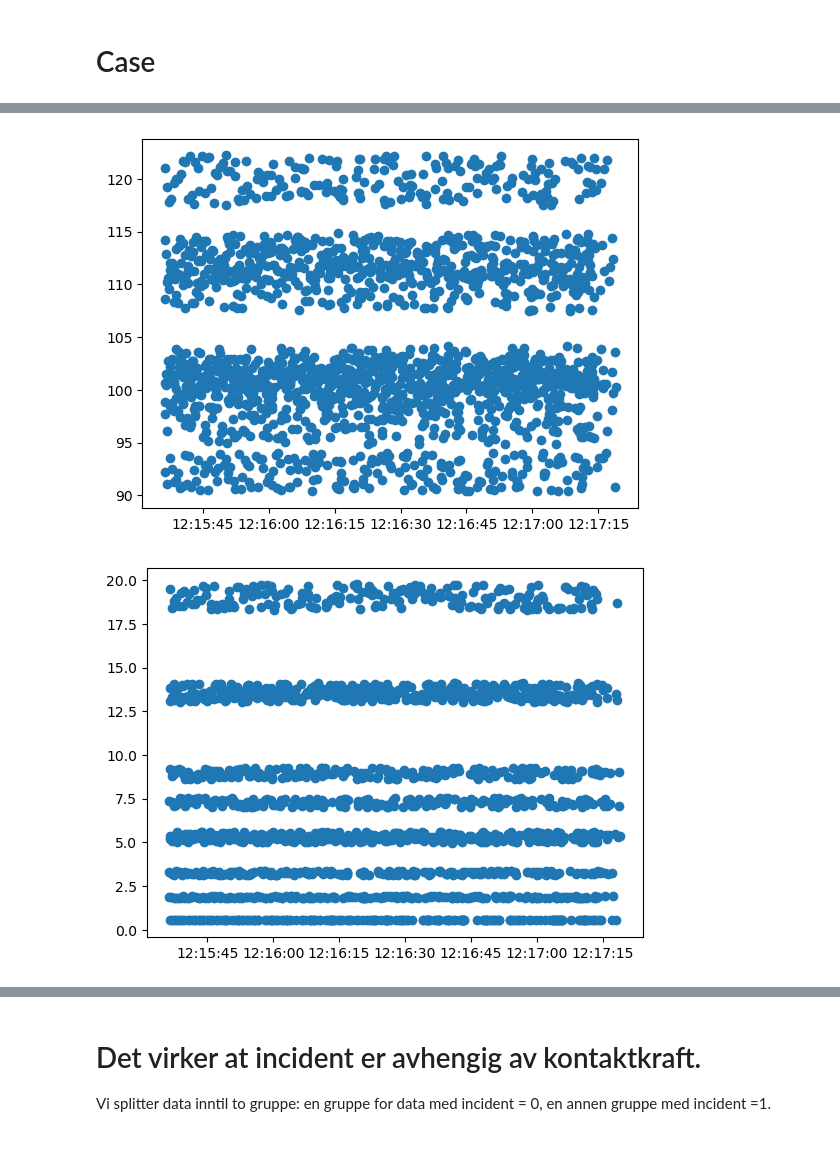
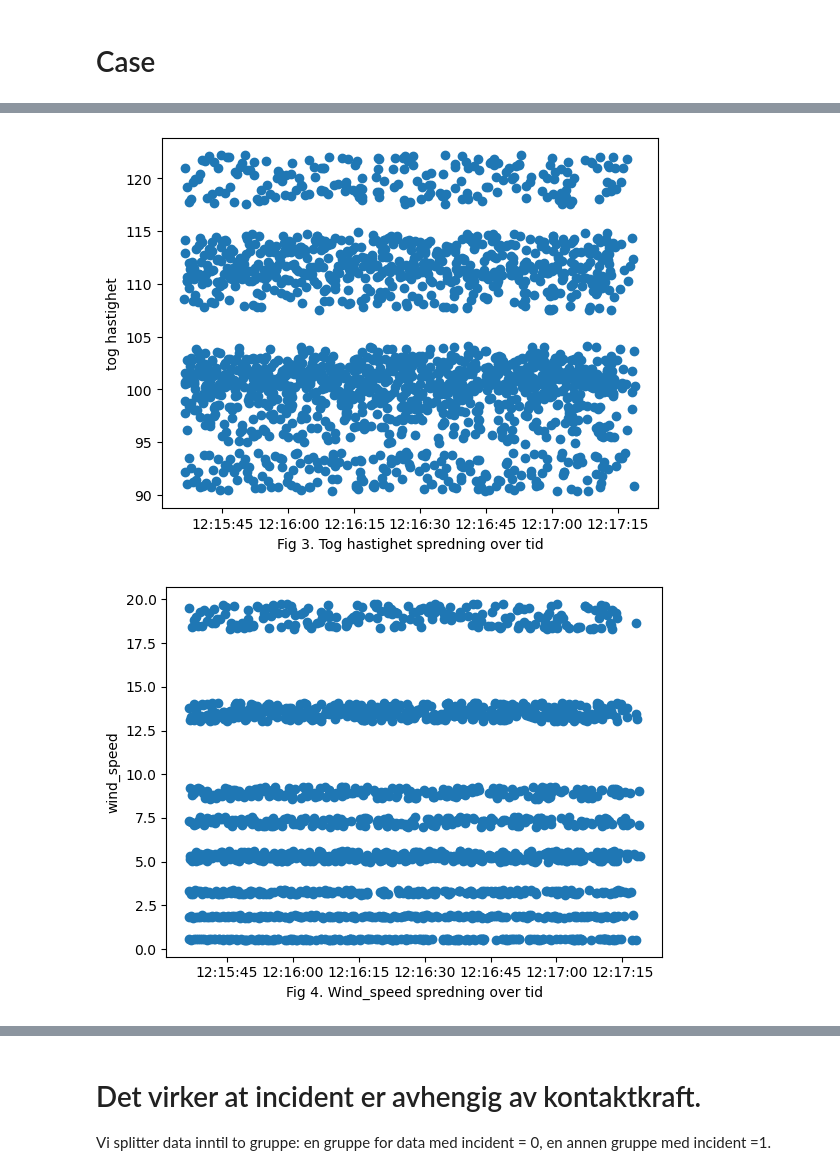
Before and after one commit to mengtsian/Qian-, a Jupyter notebook: Eltog.ipynb, the cells around one changed output, grey strips where cells are left out. Drawn from its saved outputs; the diff is of its cells as text; code cells hidden in the pictures; blank space fills up the shorter version.

```diff
--- a/Eltog.ipynb
+++ b/Eltog.ipynb
@@ -64,16 +73,20 @@ plt.show()
 x = df[["timestamp"]]
 y = df["hastighet"]
 plt.scatter(x,y)
+plt.xlabel("Fig 3. Tog hastighet spredning over tid")
+plt.ylabel("tog hastighet")
 plt.show()
 # %% [output]
-[figure, old version]
+[figure, new version]
 # %%
 x = df[["timestamp"]]
 y = df["wind_speed"]
 plt.scatter(x,y)
+plt.xlabel("Fig 4. Wind_speed spredning over tid")
+plt.ylabel("wind_speed")
 plt.show()
 # %% [output]
-[figure, old version]
+[figure, new version]
 # %%
 x = df[["hastighet"]]
 y = df["incident"]
```
Also changed, not shown: parts of 21 cells of this notebook.
